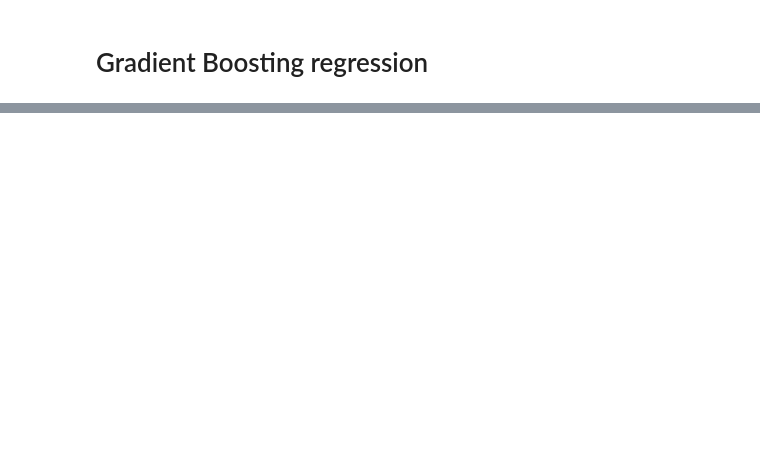
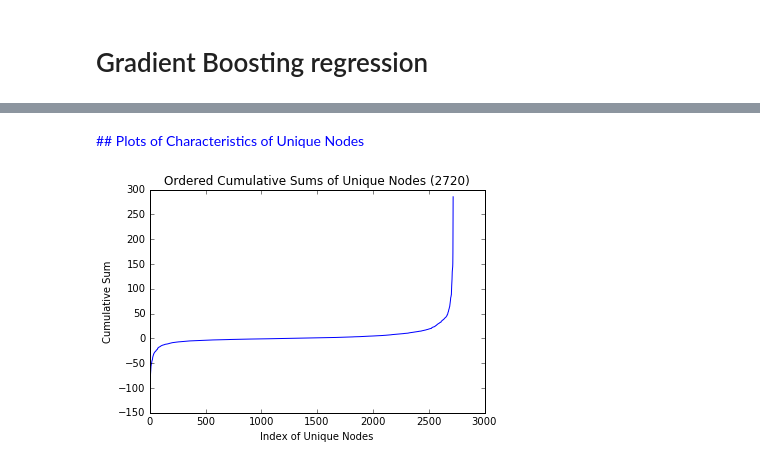
Before and after one commit to itzjustricky/illumine, a Jupyter notebook: ipynb_templates/individual_tree_analysis.ipynb, the cells around one changed output, grey strips where cells are left out. Saved outputs shown, nothing was run; the diff lists cells and outputs as text; code cells hidden in the pictures; blank space fills up the shorter version.

```diff
--- a/ipynb_templates/individual_tree_analysis.ipynb
+++ b/ipynb_templates/individual_tree_analysis.ipynb
@@ -43,0 +25,21 @@ ImportError: No module named 'illumine'
+# %%
+from illumine.woodland import breakdown_tree
+
+unique_node_cnts = dict()
+cumsum_node_values = dict()
+mean_node_values = dict()
+n_total_nodes = 0
+
+for estimator in clf.estimators_:
+    estimator = estimator.ravel()[0]
+    estimator_nodes = breakdown_tree(estimator, feature_names,
+                                     display_relation=True)
+
+    for node in estimator_nodes:
+        n_total_nodes += 1
+        node_path = node.get_path()
+        unique_node_cnts[node_path] = unique_node_cnts.get(node_path, 0) + 1
+        cumsum_node_values[node_path] = cumsum_node_values.get(node_path, 0) + node.get_value()
+
+for key, val in cumsum_node_values.items():
+    mean_node_values[key] = round(val / unique_node_cnts[key], 3)
@@ -43,0 +51,9 @@ ImportError: No module named 'illumine'
+# %%
+import operator
+
+node_sorted_bycount = sorted(unique_node_cnts.items(),
+                             key=operator.itemgetter(1), reverse=True)
+node_sorted_bymean = sorted(mean_node_values.items(),
+                            key=operator.itemgetter(1), reverse=True)
+node_sorted_bycumsum = sorted(cumsum_node_values.items(),
+                              key=operator.itemgetter(1), reverse=True)
@@ -43,0 +111,15 @@ ImportError: No module named 'illumine'
+# %% [markdown]
+<font color="blue">
+## Plots of Characteristics of Unique Nodes
+# %%
+n_unique_nodes = len(unique_node_cnts)
+# %%
+# sorted smallest to largest
+node_ssorted_bycumsum = list(map(operator.itemgetter(1), reversed(node_sorted_bycumsum)))
+plt.plot(node_ssorted_bycumsum)
+plt.ylabel('Cumulative Sum')
+plt.xlabel('Index of Unique Nodes')
+plt.title('Ordered Cumulative Sums of Unique Nodes ({})'.format(n_unique_nodes))
+plt.show()
+# %% [output]
+[figure, added]
```
Also changed, not shown: parts of 12 cells of this notebook, 10 other files.
